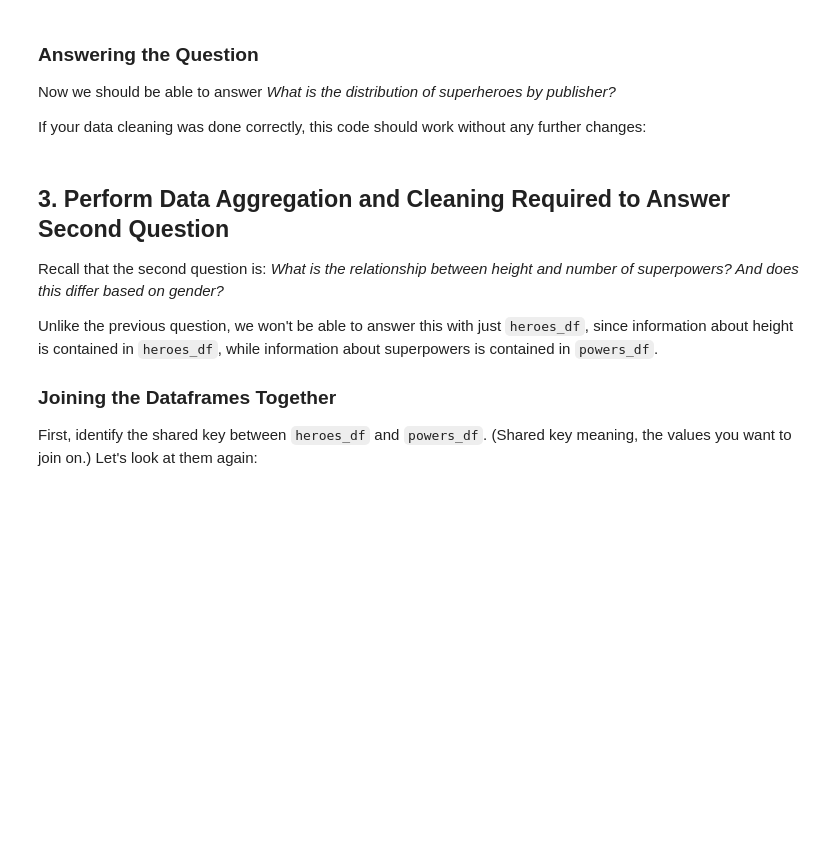
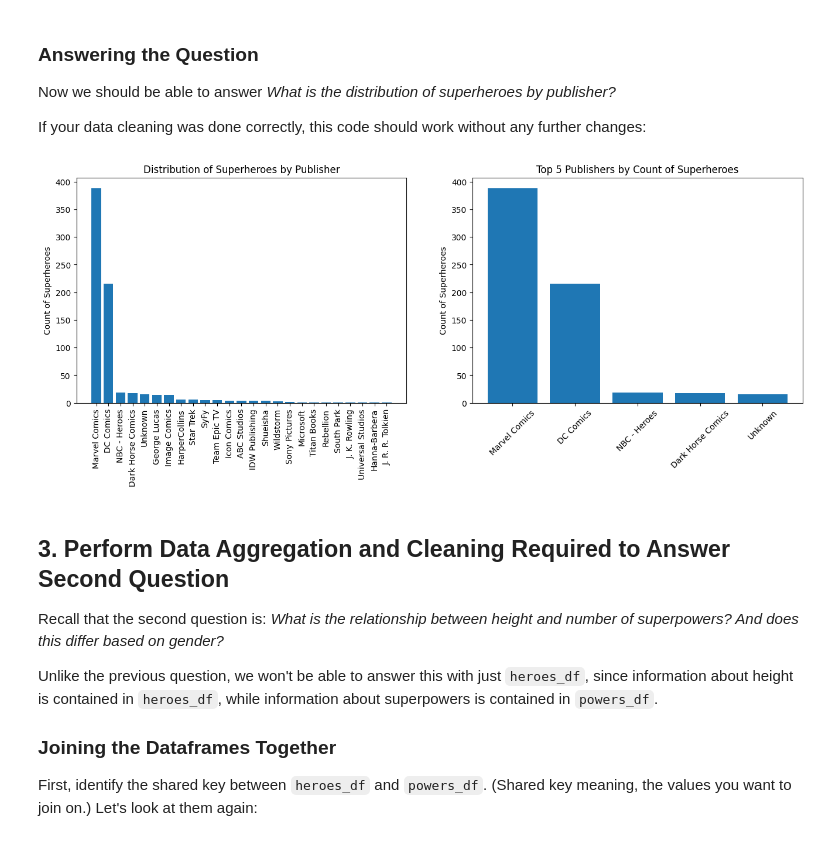
Before and after one commit to EarthToJoe/dsc-pandas-data-cleaning-lab, a Jupyter notebook: index.ipynb, the cells around one changed output. Saved outputs shown, nothing was run; the diff lists cells and outputs as text; code cells hidden in the pictures; blank space fills up the shorter version.

```diff
--- a/index.ipynb
+++ b/index.ipynb
@@ -335,0 +343,5 @@ Now, write some code to handle these cases. If you're not sure where to start, l
+# %%
+# Your code here
+heroes_df0['Publisher'] = heroes_df0['Publisher'].str.strip()
+heroes_df0['Publisher'].replace('Marvel', 'Marvel Comics', inplace=True)
+heroes_df0['Publisher'].replace('DC', 'DC Comics', inplace=True)
@@ -347,24 +392,26 @@ If your data cleaning was done correctly, this code should work without any furt
 # %%
 # Run this cell without changes
 
 # Set up plots
 fig, (ax1, ax2) = plt.subplots(ncols=2, figsize=(16, 5))
 
 # Create variables for easier reuse
-value_counts = heroes_df["Publisher"].value_counts()
+value_counts = heroes_df0["Publisher"].value_counts()
 top_5_counts = value_counts.iloc[:5]
 
 # Plot data
 ax1.bar(value_counts.index, value_counts.values)
 ax2.bar(top_5_counts.index, top_5_counts.values)
 
 # Customize appearance
 ax1.tick_params(axis="x", labelrotation=90)
 ax2.tick_params(axis="x", labelrotation=45)
 ax1.set_ylabel("Count of Superheroes")
 ax2.set_ylabel("Count of Superheroes")
 ax1.set_title("Distribution of Superheroes by Publisher")
 ax2.set_title("Top 5 Publishers by Count of Superheroes");
+# %% [output]
+[figure, added]
 # %% [markdown]
 ## 3. Perform Data Aggregation and Cleaning Required to Answer Second Question
 
```
Also changed, not shown: parts of 47 cells of this notebook.
